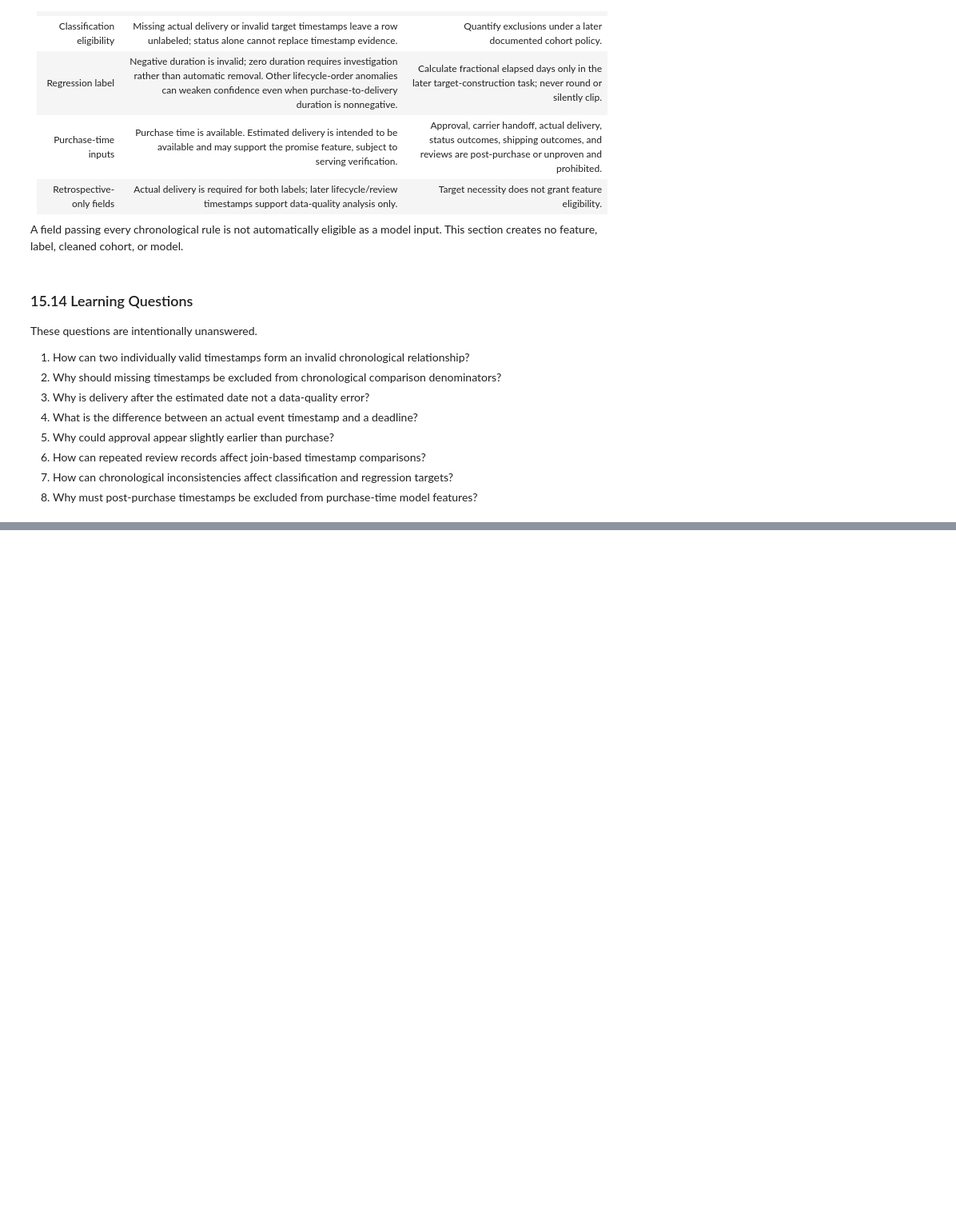
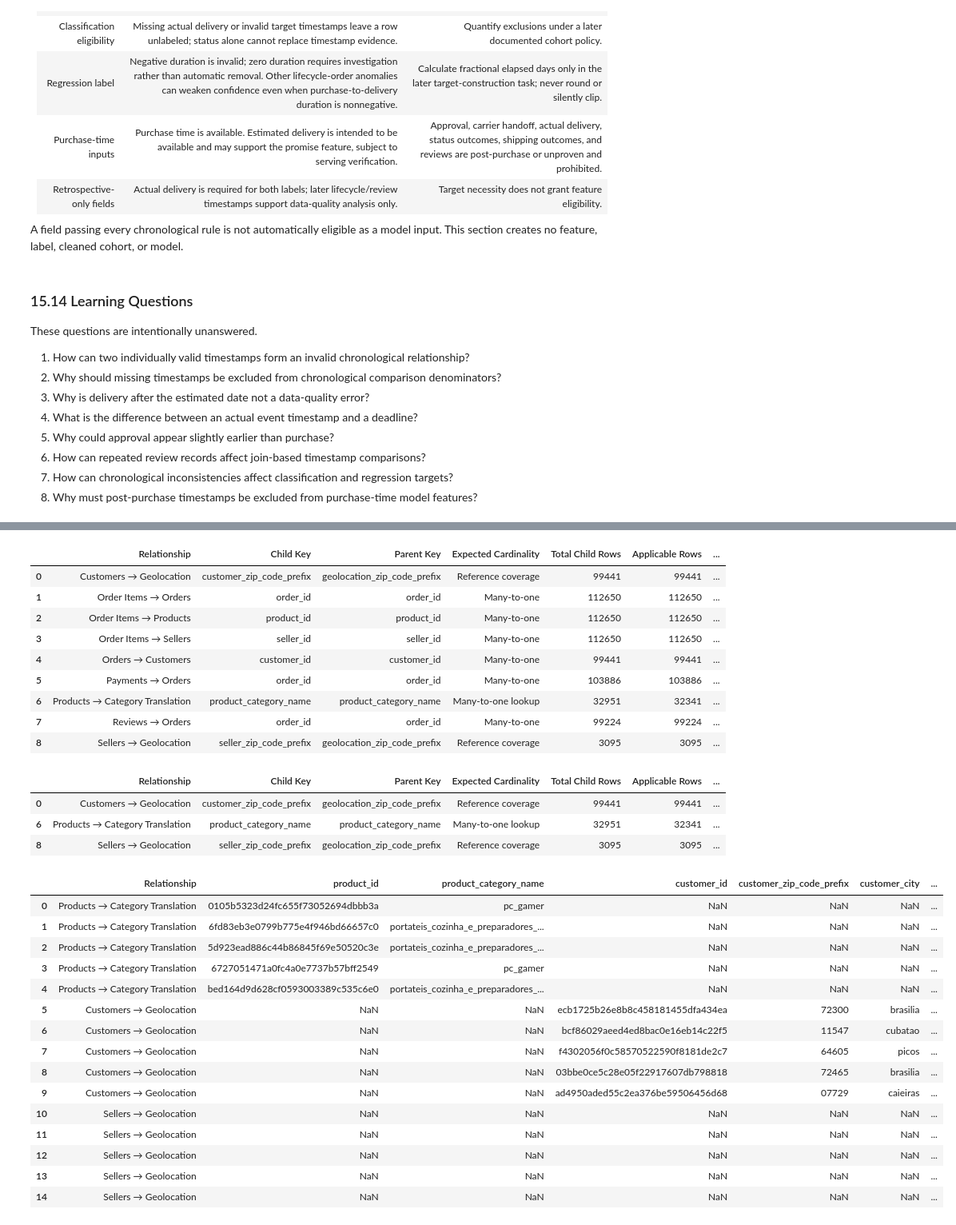
Before and after one commit to mmubashir95/ecommerce-delivery-intelligence, a Jupyter notebook: notebooks/02_data_quality.ipynb, the cells around one changed output, grey strips where cells are left out. Shown at 80% size. Drawn from its saved outputs; the diff is of its cells as text; code cells hidden in the pictures; blank space fills up the shorter version.

Commit message:
Implement referential integrity validation

```diff
--- a/notebooks/02_data_quality.ipynb
+++ b/notebooks/02_data_quality.ipynb
@@ -3433,0 +3463,13 @@ These questions are intentionally unanswered.
+# %%
+relationship_map = pd.DataFrame([
+    {"Child Dataset": "Orders", "Child Key": "customer_id", "Parent Dataset": "Customers", "Parent Key": "customer_id", "Expected Relationship": "Many-to-one"},
+    {"Child Dataset": "Order Items", "Child Key": "order_id", "Parent Dataset": "Orders", "Parent Key": "order_id", "Expected Relationship": "Many-to-one"},
+    {"Child Dataset": "Order Items", "Child Key": "product_id", "Parent Dataset": "Products", "Parent Key": "product_id", "Expected Relationship": "Many-to-one"},
+    {"Child Dataset": "Order Items", "Child Key": "seller_id", "Parent Dataset": "Sellers", "Parent Key": "seller_id", "Expected Relationship": "Many-to-one"},
+    {"Child Dataset": "Payments", "Child Key": "order_id", "Parent Dataset": "Orders", "Parent Key": "order_id", "Expected Relationship": "Many-to-one"},
+    {"Child Dataset": "Reviews", "Child Key": "order_id", "Parent Dataset": "Orders", "Parent Key": "order_id", "Expected Relationship": "Many-to-one"},
+    {"Child Dataset": "Products", "Child Key": "product_category_name", "Parent Dataset": "Category Translation", "Parent Key": "product_category_name", "Expected Relationship": "Many-to-one lookup"},
+    {"Child Dataset": "Customers", "Child Key": "customer_zip_code_prefix", "Parent Dataset": "Geolocation", "Parent Key": "geolocation_zip_code_prefix", "Expected Relationship": "Reference coverage"},
+    {"Child Dataset": "Sellers", "Child Key": "seller_zip_code_prefix", "Parent Dataset": "Geolocation", "Parent Key": "geolocation_zip_code_prefix", "Expected Relationship": "Reference coverage"},
+])
+display(relationship_map)
@@ -3433,0 +3858,53 @@ These questions are intentionally unanswered.
+# %%
+referential_findings = pd.DataFrame(referential_findings_rows)
+referential_findings = referential_findings[
+    ["Relationship", "Child Key", "Parent Key", "Expected Cardinality",
+     "Total Child Rows", "Applicable Rows", "Missing Child Keys",
+     "Matched Rows", "Match Percentage", "Unmatched Rows",
+     "Unmatched Percentage", "Distinct Unmatched Keys", "Classification",
+     "Parent Key Unique", "ML Impact", "Recommendation"]
+].sort_values("Relationship").reset_index(drop=True)
+
+assert len(referential_findings) == len(relationship_map), "Every mapped relationship must be evaluated once."
+assert referential_findings["Applicable Rows"].add(
+    referential_findings["Missing Child Keys"]
+).eq(referential_findings["Total Child Rows"]).all()
+assert referential_findings["Matched Rows"].add(
+    referential_findings["Unmatched Rows"]
+).eq(referential_findings["Applicable Rows"]).all()
+
+display(referential_findings)
+display(referential_findings.loc[referential_findings["Unmatched Rows"].gt(0)])
+if referential_unmatched_samples:
+    display(pd.concat(referential_unmatched_samples, ignore_index=True, sort=False))
+# %% [output]
+|  | Relationship | Child Key | Parent Key | Expected Cardinality | Total Child Rows | Applicable Rows | ... |
+| 0 | Customers → Geolocation | customer_zip_code_prefix | geolocation_zip_code_prefix | Reference coverage | 99441 | 99441 | ... |
+| 1 | Order Items → Orders | order_id | order_id | Many-to-one | 112650 | 112650 | ... |
+| 2 | Order Items → Products | product_id | product_id | Many-to-one | 112650 | 112650 | ... |
+| 3 | Order Items → Sellers | seller_id | seller_id | Many-to-one | 112650 | 112650 | ... |
+| 4 | Orders → Customers | customer_id | customer_id | Many-to-one | 99441 | 99441 | ... |
+| 5 | Payments → Orders | order_id | order_id | Many-to-one | 103886 | 103886 | ... |
+| 6 | Products → Category Translation | product_category_name | product_category_name | Many-to-one lookup | 32951 | 32341 | ... |
+| 7 | Reviews → Orders | order_id | order_id | Many-to-one | 99224 | 99224 | ... |
+| 8 | Sellers → Geolocation | seller_zip_code_prefix | geolocation_zip_code_prefix | Reference coverage | 3095 | 3095 | ... |
+|  | Relationship | Child Key | Parent Key | Expected Cardinality | Total Child Rows | Applicable Rows | ... |
+| 0 | Customers → Geolocation | customer_zip_code_prefix | geolocation_zip_code_prefix | Reference coverage | 99441 | 99441 | ... |
+| 6 | Products → Category Translation | product_category_name | product_category_name | Many-to-one lookup | 32951 | 32341 | ... |
+| 8 | Sellers → Geolocation | seller_zip_code_prefix | geolocation_zip_code_prefix | Reference coverage | 3095 | 3095 | ... |
+|  | Relationship | product_id | product_category_name | customer_id | customer_zip_code_prefix | customer_city | ... |
+| 0 | Products → Category Translation | 0105b5323d24fc655f73052694dbbb3a | pc_gamer | NaN | NaN | NaN | ... |
+| 1 | Products → Category Translation | 6fd83eb3e0799b775e4f946bd66657c0 | portateis_cozinha_e_preparadores_... | NaN | NaN | NaN | ... |
+| 2 | Products → Category Translation | 5d923ead886c44b86845f69e50520c3e | portateis_cozinha_e_preparadores_... | NaN | NaN | NaN | ... |
+| 3 | Products → Category Translation | 6727051471a0fc4a0e7737b57bff2549 | pc_gamer | NaN | NaN | NaN | ... |
+| 4 | Products → Category Translation | bed164d9d628cf0593003389c535c6e0 | portateis_cozinha_e_preparadores_... | NaN | NaN | NaN | ... |
+| 5 | Customers → Geolocation | NaN | NaN | ecb1725b26e8b8c458181455dfa434ea | 72300 | brasilia | ... |
+| 6 | Customers → Geolocation | NaN | NaN | bcf86029aeed4ed8bac0e16eb14c22f5 | 11547 | cubatao | ... |
+| 7 | Customers → Geolocation | NaN | NaN | f4302056f0c58570522590f8181de2c7 | 64605 | picos | ... |
+| 8 | Customers → Geolocation | NaN | NaN | 03bbe0ce5c28e05f22917607db798818 | 72465 | brasilia | ... |
+| 9 | Customers → Geolocation | NaN | NaN | ad4950aded55c2ea376be59506456d68 | 07729 | caieiras | ... |
+| 10 | Sellers → Geolocation | NaN | NaN | NaN | NaN | NaN | ... |
+| 11 | Sellers → Geolocation | NaN | NaN | NaN | NaN | NaN | ... |
+| 12 | Sellers → Geolocation | NaN | NaN | NaN | NaN | NaN | ... |
+| 13 | Sellers → Geolocation | NaN | NaN | NaN | NaN | NaN | ... |
+| 14 | Sellers → Geolocation | NaN | NaN | NaN | NaN | NaN | ... |
```
Also changed, not shown: parts of 25 cells of this notebook.
